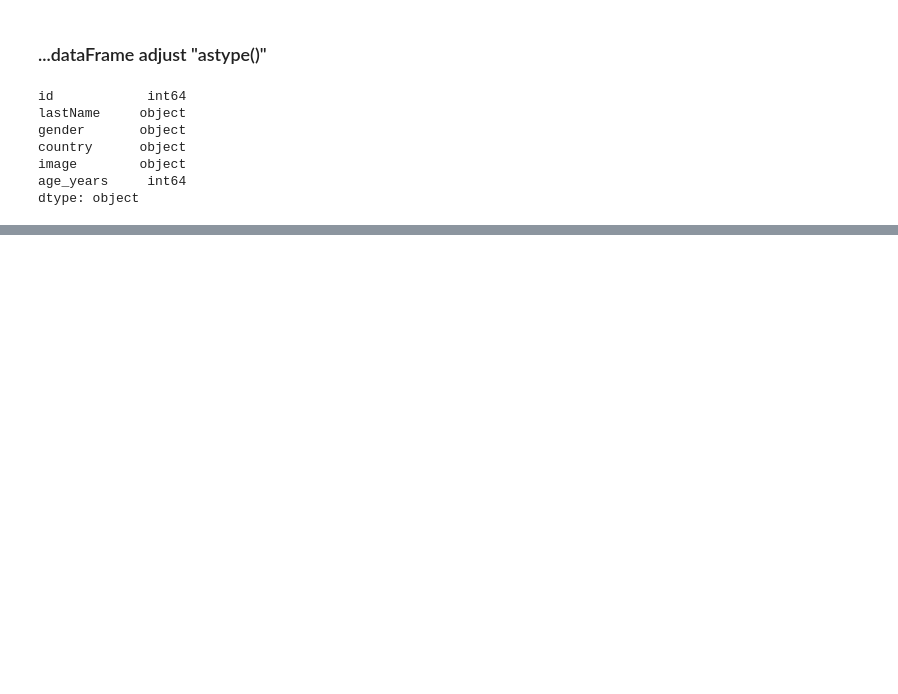
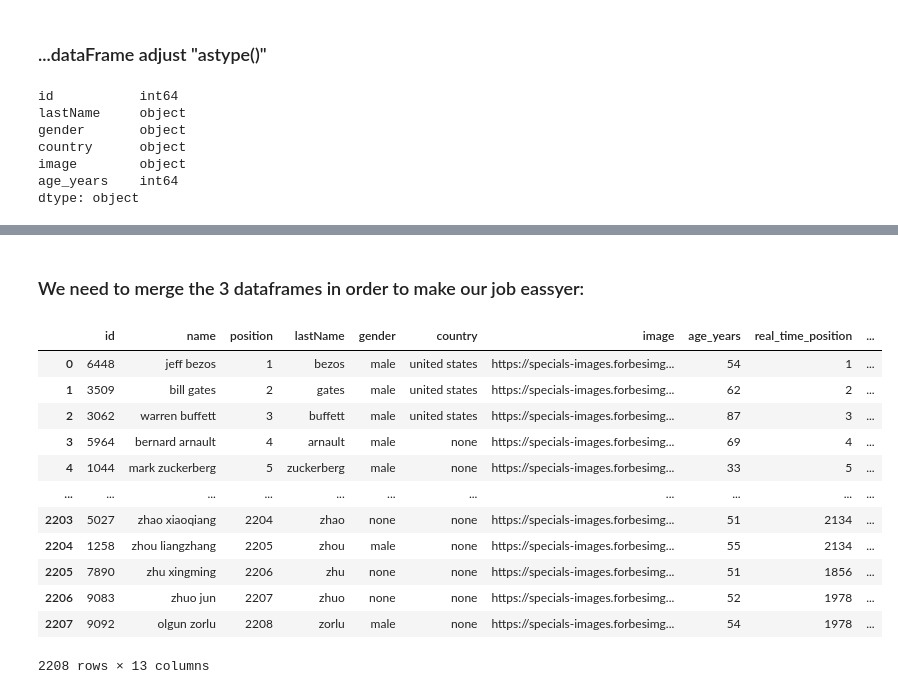
Before and after one commit to herreradelduque/Ironhack-Module-1-Project---Pandas-Pipelines, a Jupyter notebook: notebooks/notebook1.ipynb, the cells around one changed output, grey strips where cells are left out. Saved outputs shown, nothing was run; the diff lists cells and outputs as text; code cells hidden in the pictures; blank space fills up the shorter version.

```diff
--- a/notebooks/notebook1.ipynb
+++ b/notebooks/notebook1.ipynb
@@ -481,0 +457,3 @@ Name: gender, dtype: object
+# %%
+personal_info.loc[personal_info['age_years']> 125, 'age_years'] = 2018 - personal_info['age_years']
+personal_info
@@ -481,0 +524,22 @@ Name: gender, dtype: object
+# %% [markdown]
+### We need to merge the 3 dataframes in order to make our job eassyer:
+# %%
+forbes_df_intermediate_merge = pd.merge(rank_info, personal_info, on='id', how='outer')
+
+forbes_df = pd.merge(forbes_df_intermediate_merge, business_info, on='id', how='outer')
+
+forbes_df
+# %% [output]
+|  | id | name | position | lastName | gender | country | image | age_years | real_time_position | ... |
+| 0 | 6448 | jeff bezos | 1 | bezos | male | united states | https://specials-images.forbesimg... | 54 | 1 | ... |
+| 1 | 3509 | bill gates | 2 | gates | male | united states | https://specials-images.forbesimg... | 62 | 2 | ... |
+| 2 | 3062 | warren buffett | 3 | buffett | male | united states | https://specials-images.forbesimg... | 87 | 3 | ... |
+| 3 | 5964 | bernard arnault | 4 | arnault | male | none | https://specials-images.forbesimg... | 69 | 4 | ... |
+| 4 | 1044 | mark zuckerberg | 5 | zuckerberg | male | none | https://specials-images.forbesimg... | 33 | 5 | ... |
+| ... | ... | ... | ... | ... | ... | ... | ... | ... | ... | ... |
+| 2203 | 5027 | zhao xiaoqiang | 2204 | zhao | none | none | https://specials-images.forbesimg... | 51 | 2134 | ... |
+| 2204 | 1258 | zhou liangzhang | 2205 | zhou | male | none | https://specials-images.forbesimg... | 55 | 2134 | ... |
+| 2205 | 7890 | zhu xingming | 2206 | zhu | none | none | https://specials-images.forbesimg... | 51 | 1856 | ... |
+| 2206 | 9083 | zhuo jun | 2207 | zhuo | none | none | https://specials-images.forbesimg... | 52 | 1978 | ... |
+| 2207 | 9092 | olgun zorlu | 2208 | zorlu | male | none | https://specials-images.forbesimg... | 54 | 1978 | ... |
+2208 rows × 13 columns
```
Also changed, not shown: parts of 21 cells of this notebook.
